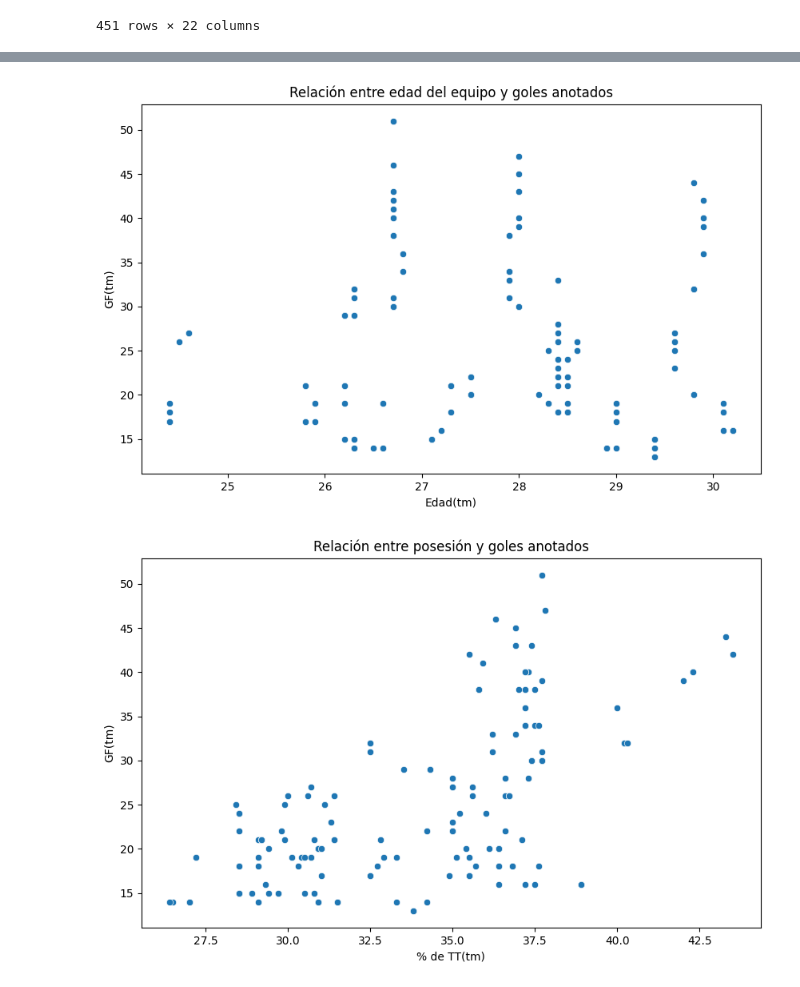
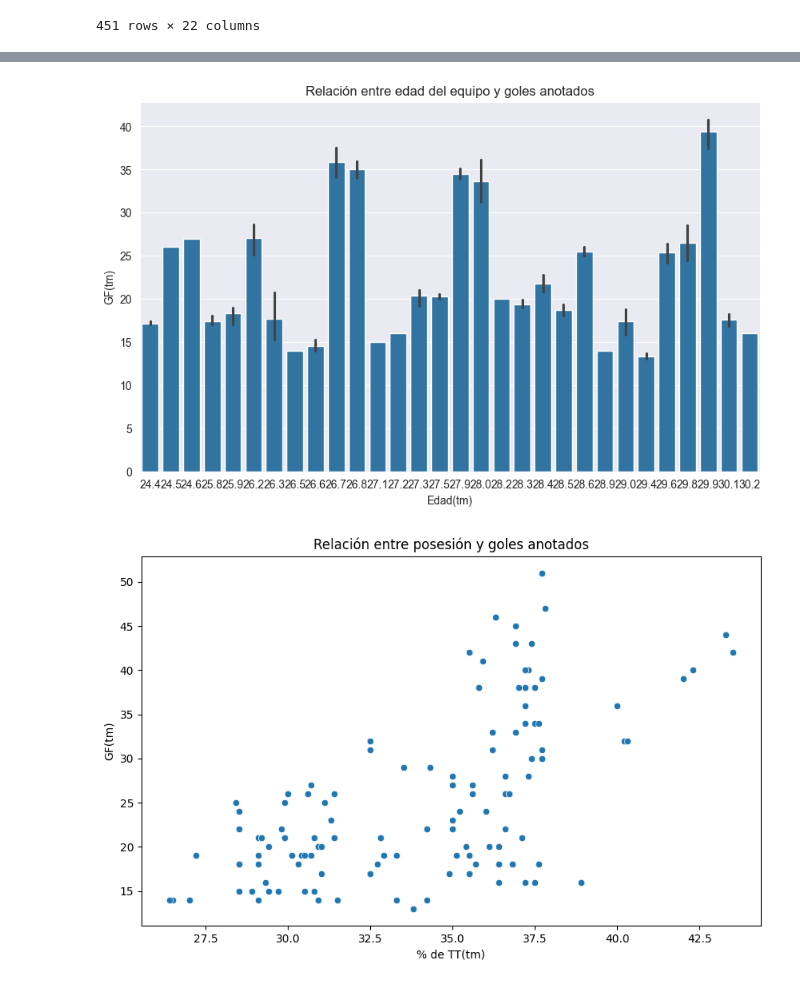
Before and after one commit to JuanPab2009/ProyectoFinalCD, a Jupyter notebook: EDA.ipynb, the cells around one changed output, grey strips where cells are left out. Saved outputs shown, nothing was run; the diff lists cells and outputs as text; code cells hidden in the pictures.

```diff
--- a/EDA.ipynb
+++ b/EDA.ipynb
@@ -294,10 +332,10 @@ plt.show()
 # %%
 plt.figure(figsize=(10, 6))
-sns.scatterplot(data=df, x='Edad(tm)', y='GF(tm)')
+sns.barplot(data=df, x='Edad(tm)', y='GF(tm)')
 plt.title('Relación entre edad del equipo y goles anotados')
 plt.show()
 # %% [output]
-[figure, old version]
+[figure, new version]
 # %%
 #Análisis de posesión y su impacto
 plt.figure(figsize=(10, 6))
```
Also changed, not shown: parts of 9 cells of this notebook.
